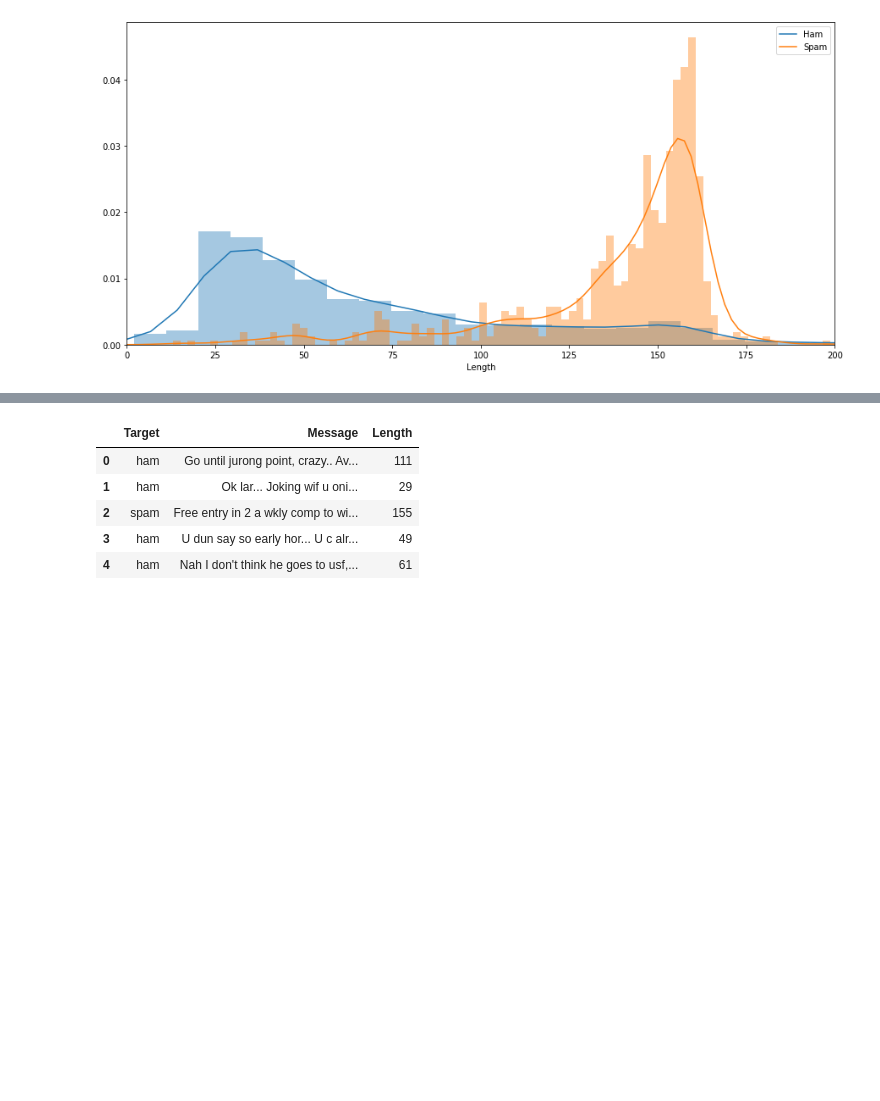
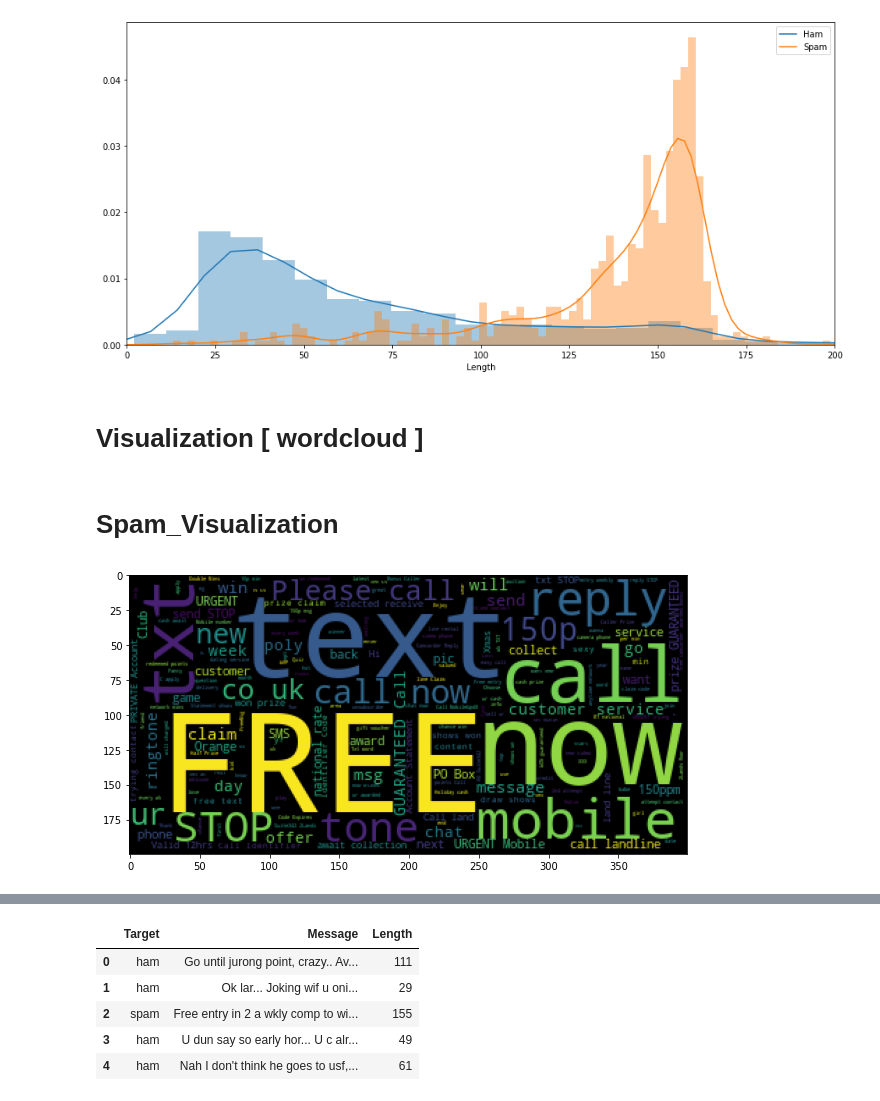
Before and after one commit to nourdugha/nlp, a Jupyter notebook: script/Mini_Project NLP.ipynb, the cells around one changed output, grey strips where cells are left out. Drawn from its saved outputs; the diff is of its cells as text; code cells hidden in the pictures; blank space fills up the shorter version.

```diff
--- a/script/Mini_Project NLP.ipynb
+++ b/script/Mini_Project NLP.ipynb
@@ -67,3 +65,5 @@ sns.distplot(dataset.loc[dataset["Target"]=="spam"]["Length"],kde_kws={"label":"
 # %% [output]
 <matplotlib.axes._subplots.AxesSubplot at 0x...>
 [figure]
+# %% [markdown]
+# Visualization [ wordcloud ]
@@ -69,0 +72,11 @@ sns.distplot(dataset.loc[dataset["Target"]=="spam"]["Length"],kde_kws={"label":"
+# %% [markdown]
+# Spam_Visualization
+# %%
+spam_list=dataset[dataset["Target"] == "spam"]["Message"].unique().tolist()
+spam=" ".join(spam_list)
+spam_worldcloud=WordCloud().generate(spam)
+plt.figure(figsize=(10,8))
+plt.imshow(spam_worldcloud)
+plt.show()
+# %% [output]
+[figure, added]
```
Also changed, not shown: parts of 40 cells of this notebook.
